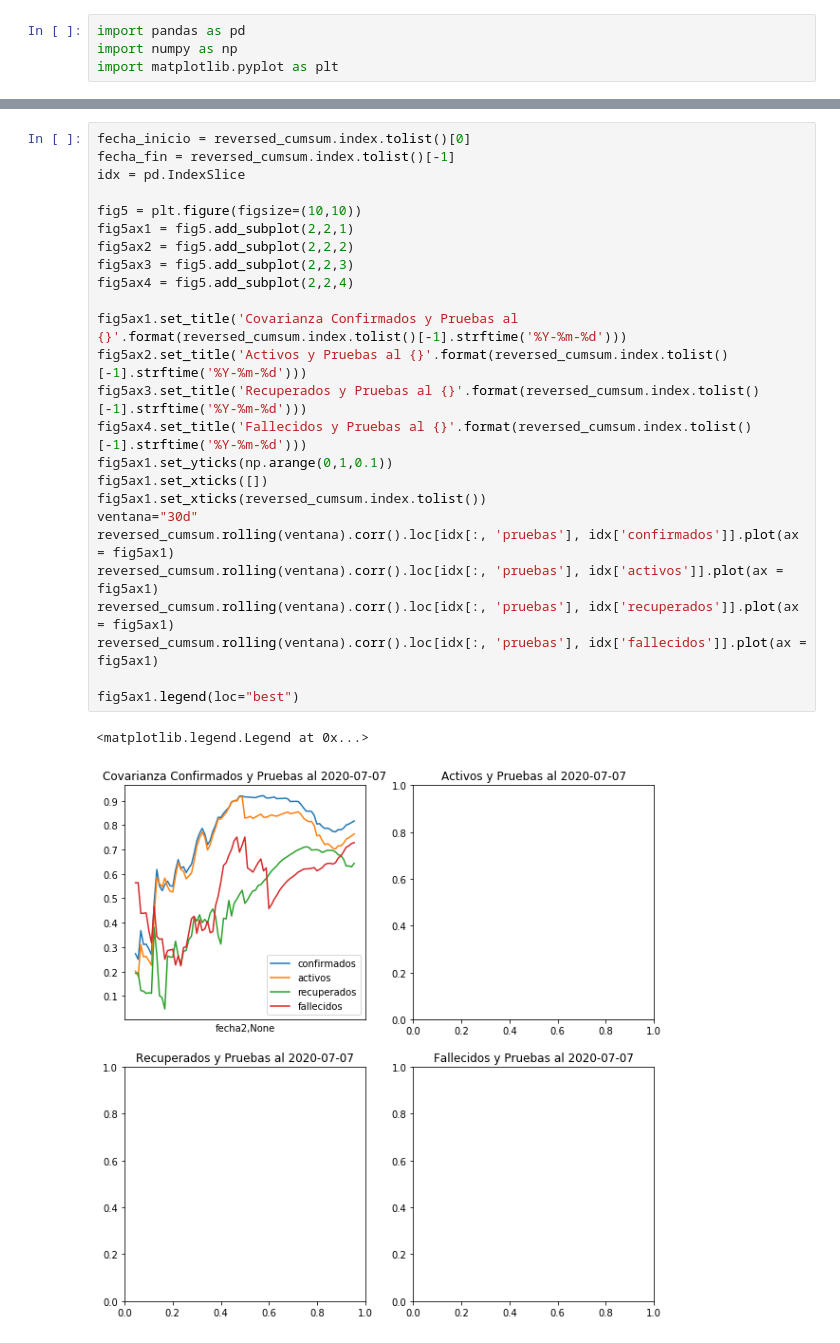
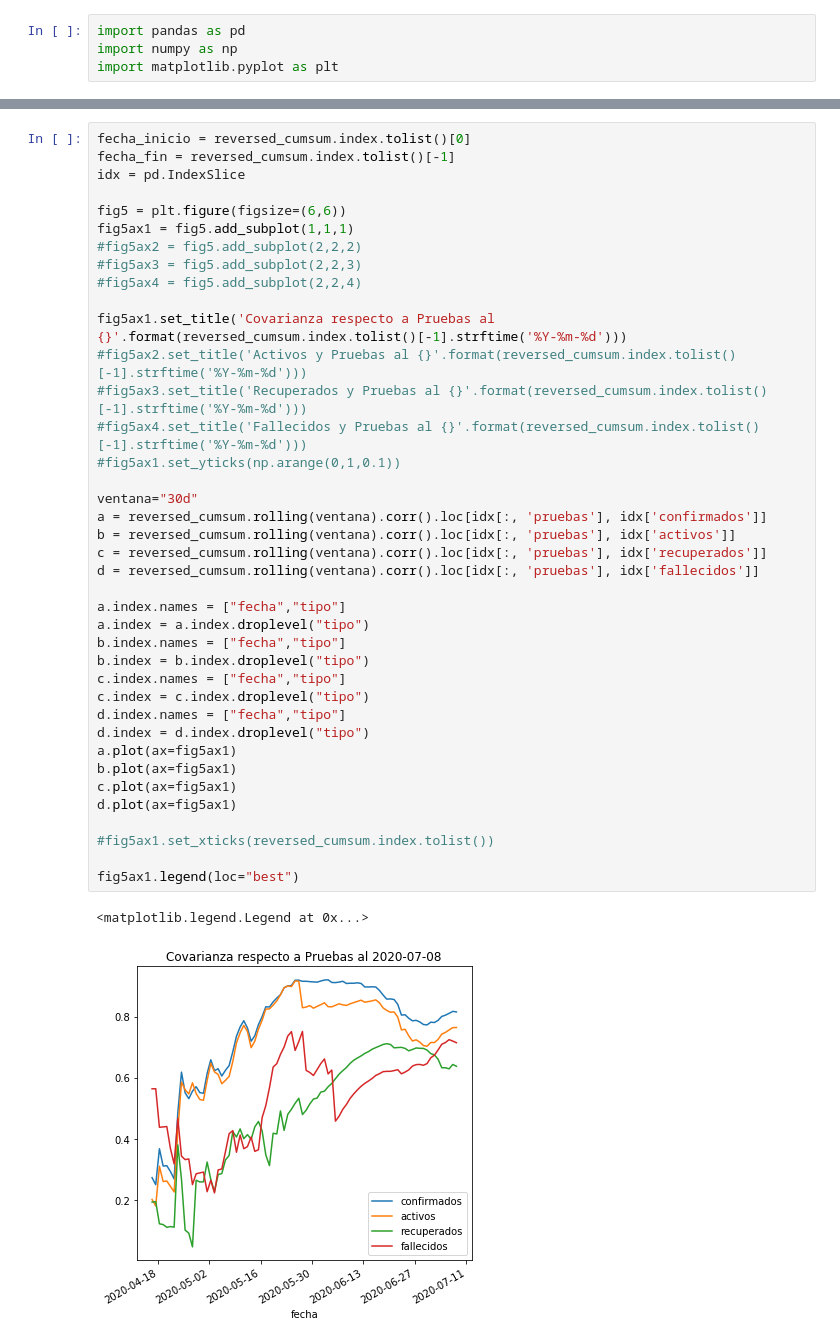
Before and after one commit to ncovgt2020/ncovgt2020, a Jupyter notebook: scripts/analisis_basico_casos.ipynb, the cells around one changed output, grey strips where cells are left out. Cells and saved outputs as stored; diff of their text form.

```diff
--- a/scripts/analisis_basico_casos.ipynb
+++ b/scripts/analisis_basico_casos.ipynb
@@ -179,28 +179,42 @@ reversed_cumsum["pruebas"].count()
 # %%
 fecha_inicio = reversed_cumsum.index.tolist()[0]
 fecha_fin = reversed_cumsum.index.tolist()[-1]
 idx = pd.IndexSlice
 
-fig5 = plt.figure(figsize=(10,10))
-fig5ax1 = fig5.add_subplot(2,2,1)
-fig5ax2 = fig5.add_subplot(2,2,2)
-fig5ax3 = fig5.add_subplot(2,2,3)
-fig5ax4 = fig5.add_subplot(2,2,4)
+fig5 = plt.figure(figsize=(6,6))
+fig5ax1 = fig5.add_subplot(1,1,1)
+#fig5ax2 = fig5.add_subplot(2,2,2)
+#fig5ax3 = fig5.add_subplot(2,2,3)
+#fig5ax4 = fig5.add_subplot(2,2,4)
 
-fig5ax1.set_title('Covarianza Confirmados y Pruebas al {}'.format(reversed_cumsum.index.tolist()[-1].strftime('%Y-%m-%d')))
-fig5ax2.set_title('Activos y Pruebas al {}'.format(reversed_cumsum.index.tolist()[-1].strftime('%Y-%m-%d')))
-fig5ax3.set_title('Recuperados y Pruebas al {}'.format(reversed_cumsum.index.tolist()[-1].strftime('%Y-%m-%d')))
-fig5ax4.set_title('Fallecidos y Pruebas al {}'.format(reversed_cumsum.index.tolist()[-1].strftime('%Y-%m-%d')))
-fig5ax1.set_yticks(np.arange(0,1,0.1))
-fig5ax1.set_xticks([])
-fig5ax1.set_xticks(reversed_cumsum.index.tolist())
+fig5ax1.set_title('Covarianza respecto a Pruebas al {}'.format(reversed_cumsum.index.tolist()[-1].strftime('%Y-%m-%d')))
+#fig5ax2.set_title('Activos y Pruebas al {}'.format(reversed_cumsum.index.tolist()[-1].strftime('%Y-%m-%d')))
+#fig5ax3.set_title('Recuperados y Pruebas al {}'.format(reversed_cumsum.index.tolist()[-1].strftime('%Y-%m-%d')))
+#fig5ax4.set_title('Fallecidos y Pruebas al {}'.format(reversed_cumsum.index.tolist()[-1].strftime('%Y-%m-%d')))
+#fig5ax1.set_yticks(np.arange(0,1,0.1))
+
 ventana="30d"
-reversed_cumsum.rolling(ventana).corr().loc[idx[:, 'pruebas'], idx['confirmados']].plot(ax = fig5ax1)
-reversed_cumsum.rolling(ventana).corr().loc[idx[:, 'pruebas'], idx['activos']].plot(ax = fig5ax1)
-reversed_cumsum.rolling(ventana).corr().loc[idx[:, 'pruebas'], idx['recuperados']].plot(ax = fig5ax1)
-reversed_cumsum.rolling(ventana).corr().loc[idx[:, 'pruebas'], idx['fallecidos']].plot(ax = fig5ax1)
+a = reversed_cumsum.rolling(ventana).corr().loc[idx[:, 'pruebas'], idx['confirmados']]
+b = reversed_cumsum.rolling(ventana).corr().loc[idx[:, 'pruebas'], idx['activos']]
+c = reversed_cumsum.rolling(ventana).corr().loc[idx[:, 'pruebas'], idx['recuperados']]
+d = reversed_cumsum.rolling(ventana).corr().loc[idx[:, 'pruebas'], idx['fallecidos']]
+
+a.index.names = ["fecha","tipo"]
+a.index = a.index.droplevel("tipo")
+b.index.names = ["fecha","tipo"]
+b.index = b.index.droplevel("tipo")
+c.index.names = ["fecha","tipo"]
+c.index = c.index.droplevel("tipo")
+d.index.names = ["fecha","tipo"]
+d.index = d.index.droplevel("tipo")
+a.plot(ax=fig5ax1)
+b.plot(ax=fig5ax1)
+c.plot(ax=fig5ax1)
+d.plot(ax=fig5ax1)
+
+#fig5ax1.set_xticks(reversed_cumsum.index.tolist())
 
 fig5ax1.legend(loc="best")
 # %% [output]
 <matplotlib.legend.Legend at 0x...>
-[figure, old version]
+[figure, new version]
```
Also changed, not shown: parts of 11 cells of this notebook, 10 other files.
